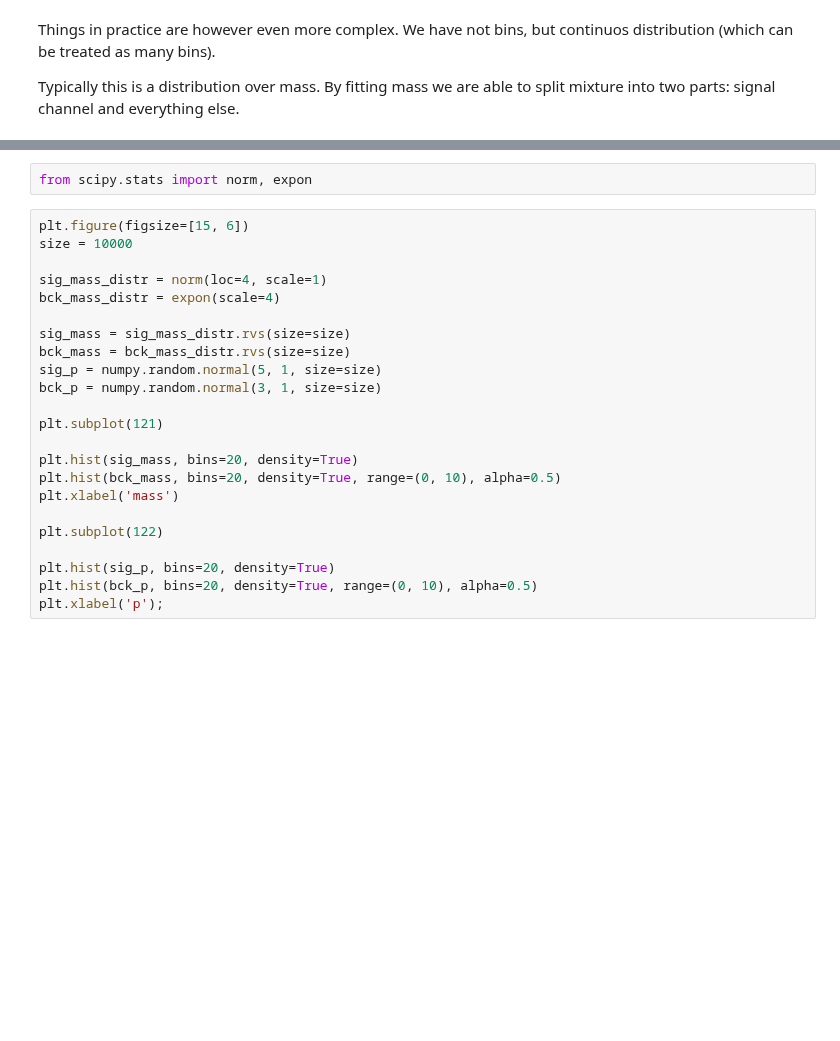
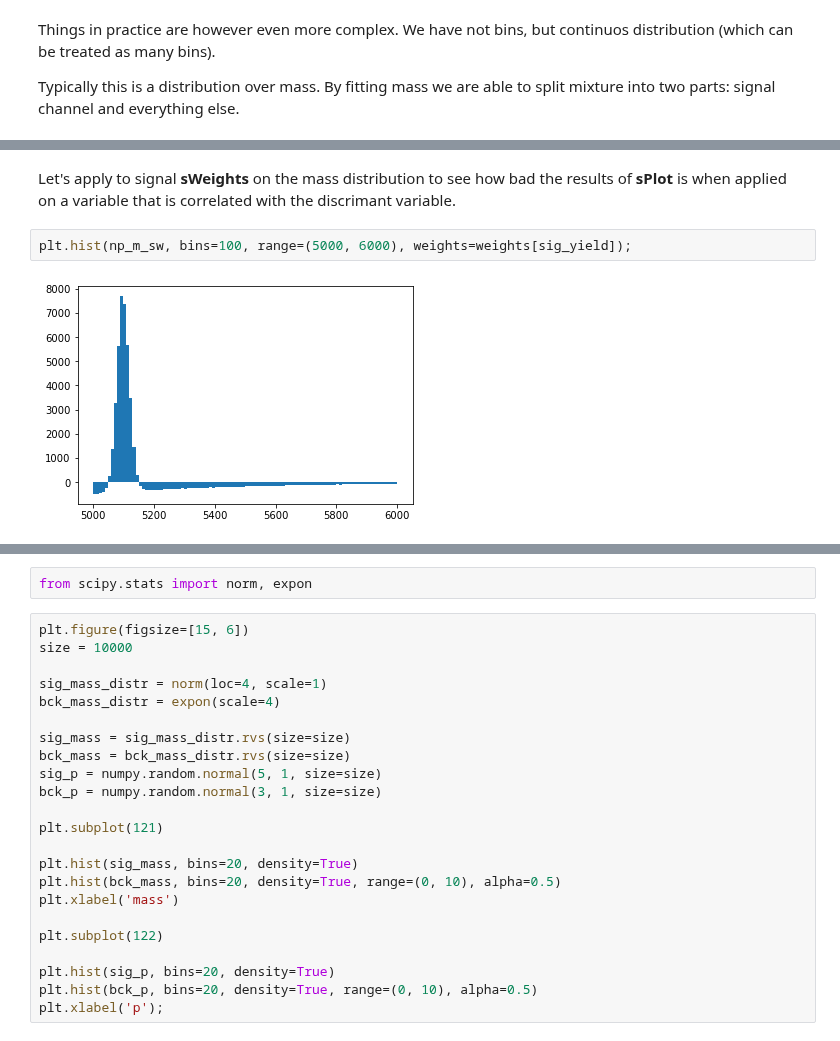
Before and after one commit to hsf-training/analysis-essentials, a Jupyter notebook: advanced-python/60sPlot.ipynb, the cells around one changed output, grey strips where cells are left out. Cells and saved outputs as stored; diff of their text form; blank space fills up the shorter version.

```diff
--- a/advanced-python/60sPlot.ipynb
+++ b/advanced-python/60sPlot.ipynb
@@ -119 +324,7 @@ Typically this is a distribution over mass. By fitting mass we are able to split
+# %% [markdown]
+Let's apply to signal **sWeights** on the mass distribution to see how bad the results of **sPlot** is when applied on a variable that is correlated with the discrimant variable.
+# %%
+plt.hist(np_m_sw, bins=100, range=(5000, 6000), weights=weights[sig_yield]);
+# %% [output]
+[figure, added]
 # %% [markdown]
```
Also changed, not shown: parts of 32 cells of this notebook, 13 other files.
